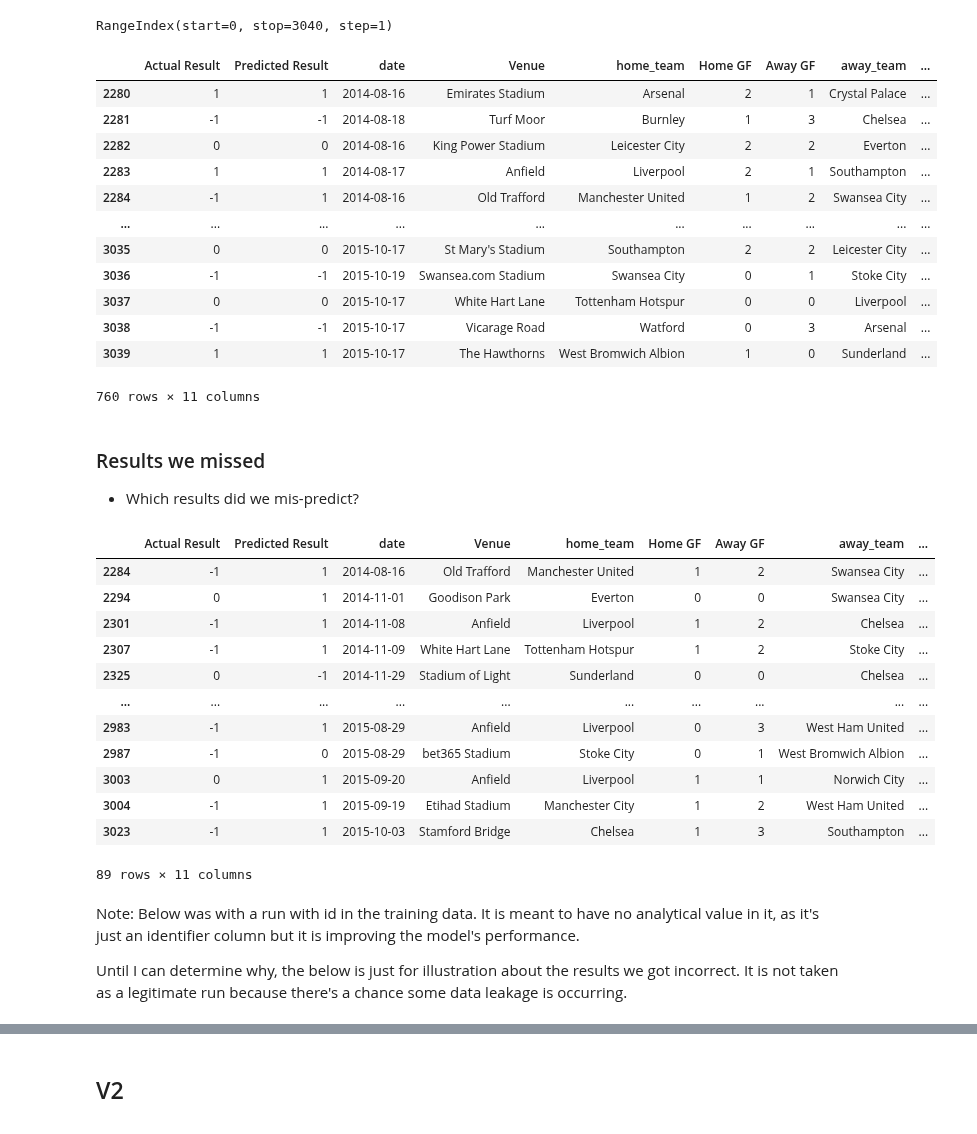
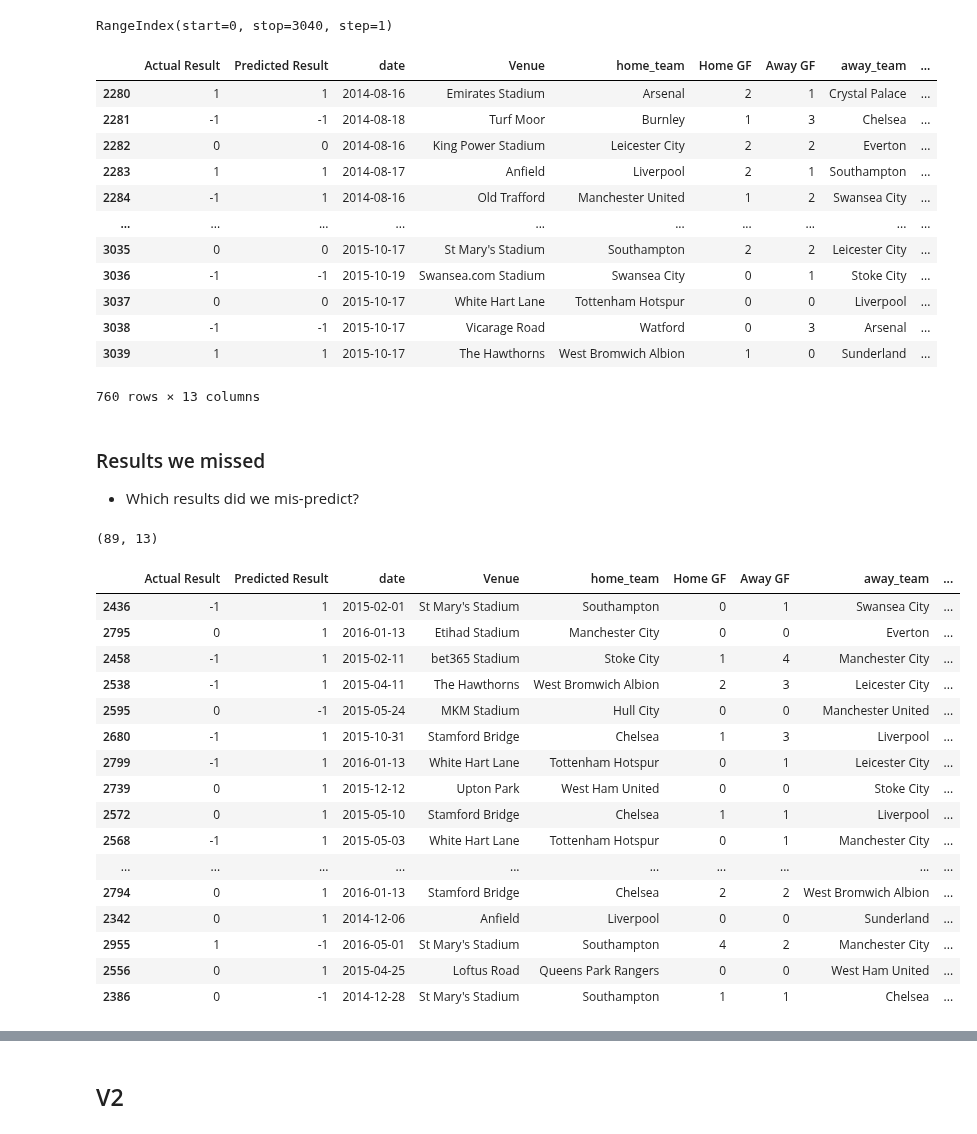
Before and after one commit to tjjdoherty/football-project-mvp, a Jupyter notebook: random_forest_prem.ipynb, the cells around one changed output, grey strips where cells are left out. Drawn from its saved outputs; the diff is of its cells as text; code cells hidden in the pictures.

```diff
--- a/random_forest_prem.ipynb
+++ b/random_forest_prem.ipynb
@@ -232,13 +238,13 @@ results_df = pd.DataFrame({
 }, index=test.index)  # Retain the same index as the test set
 
 # Extract human-readable columns using test.index from v3
-original_columns = ['date', 'Venue', 'home_team', 'Home GF', 'Away GF', 'away_team', 'Home Manager', 'Away Manager', 'Day']
+original_columns = ['date', 'Venue', 'home_team', 'Home GF', 'Away GF', 'away_team', 'Home Manager', 'Away Manager', 'home_pts_last_5', 'away_pts_last_5', 'Day']
 readable_columns = v3.loc[test.index, original_columns]
 
 # Combine readable columns and prediction results
 results_with_details = pd.concat([results_df, readable_columns], axis=1)
 
-# Display the head of the results DataFrame
+# Display the results DataFrame
 results_with_details
 # %% [output]
 |  | Actual Result | Predicted Result | date | Venue | home_team | Home GF | Away GF | away_team | ... |
@@ -253,7 +259,7 @@ results_with_details
 | 3037 | 0 | 0 | 2015-10-17 | White Hart Lane | Tottenham Hotspur | 0 | 0 | Liverpool | ... |
 | 3038 | -1 | -1 | 2015-10-17 | Vicarage Road | Watford | 0 | 3 | Arsenal | ... |
 | 3039 | 1 | 1 | 2015-10-17 | The Hawthorns | West Bromwich Albion | 1 | 0 | Sunderland | ... |
-760 rows × 11 columns
+760 rows × 13 columns
 # %% [markdown]
 ### Results we missed
 
@@ -264,23 +270,26 @@ results_with_details.to_csv('/Users/thomasdoherty/Desktop/football-project/footb
 # %%
 # which results were predicted incorrectly
 incorrect = results_with_details[results_with_details['Actual Result'] != results_with_details['Predicted Result']]
 
-incorrect
+print(incorrect.shape)
+
+incorrect.sample(50)
 # %% [output]
+(89, 13)
 |  | Actual Result | Predicted Result | date | Venue | home_team | Home GF | Away GF | away_team | ... |
-| 2284 | -1 | 1 | 2014-08-16 | Old Trafford | Manchester United | 1 | 2 | Swansea City | ... |
-| 2294 | 0 | 1 | 2014-11-01 | Goodison Park | Everton | 0 | 0 | Swansea City | ... |
-| 2301 | -1 | 1 | 2014-11-08 | Anfield | Liverpool | 1 | 2 | Chelsea | ... |
-| 2307 | -1 | 1 | 2014-11-09 | White Hart Lane | Tottenham Hotspur | 1 | 2 | Stoke City | ... |
-| 2325 | 0 | -1 | 2014-11-29 | Stadium of Light | Sunderland | 0 | 0 | Chelsea | ... |
+| 2436 | -1 | 1 | 2015-02-01 | St Mary's Stadium | Southampton | 0 | 1 | Swansea City | ... |
+| 2795 | 0 | 1 | 2016-01-13 | Etihad Stadium | Manchester City | 0 | 0 | Everton | ... |
+| 2458 | -1 | 1 | 2015-02-11 | bet365 Stadium | Stoke City | 1 | 4 | Manchester City | ... |
+| 2538 | -1 | 1 | 2015-04-11 | The Hawthorns | West Bromwich Albion | 2 | 3 | Leicester City | ... |
+| 2595 | 0 | -1 | 2015-05-24 | MKM Stadium | Hull City | 0 | 0 | Manchester United | ... |
+| 2680 | -1 | 1 | 2015-10-31 | Stamford Bridge | Chelsea | 1 | 3 | Liverpool | ... |
+| 2799 | -1 | 1 | 2016-01-13 | White Hart Lane | Tottenham Hotspur | 0 | 1 | Leicester City | ... |
+| 2739 | 0 | 1 | 2015-12-12 | Upton Park | West Ham United | 0 | 0 | Stoke City | ... |
+| 2572 | 0 | 1 | 2015-05-10 | Stamford Bridge | Chelsea | 1 | 1 | Liverpool | ... |
+| 2568 | -1 | 1 | 2015-05-03 | White Hart Lane | Tottenham Hotspur | 0 | 1 | Manchester City | ... |
 | ... | ... | ... | ... | ... | ... | ... | ... | ... | ... |
-| 2983 | -1 | 1 | 2015-08-29 | Anfield | Liverpool | 0 | 3 | West Ham United | ... |
-| 2987 | -1 | 0 | 2015-08-29 | bet365 Stadium | Stoke City | 0 | 1 | West Bromwich Albion | ... |
-| 3003 | 0 | 1 | 2015-09-20 | Anfield | Liverpool | 1 | 1 | Norwich City | ... |
-| 3004 | -1 | 1 | 2015-09-19 | Etihad Stadium | Manchester City | 1 | 2 | West Ham United | ... |
-| 3023 | -1 | 1 | 2015-10-03 | Stamford Bridge | Chelsea | 1 | 3 | Southampton | ... |
+| 2794 | 0 | 1 | 2016-01-13 | Stamford Bridge | Chelsea | 2 | 2 | West Bromwich Albion | ... |
+| 2342 | 0 | 1 | 2014-12-06 | Anfield | Liverpool | 0 | 0 | Sunderland | ... |
+| 2955 | 1 | -1 | 2016-05-01 | St Mary's Stadium | Southampton | 4 | 2 | Manchester City | ... |
+| 2556 | 0 | 1 | 2015-04-25 | Loftus Road | Queens Park Rangers | 0 | 0 | West Ham United | ... |
+| 2386 | 0 | -1 | 2014-12-28 | St Mary's Stadium | Southampton | 1 | 1 | Chelsea | ... |
-89 rows × 11 columns
-# %% [markdown]
-Note: Below was with a run with id in the training data. It is meant to have no analytical value in it, as it's just an identifier column but it is improving the model's performance.
-
-Until I can determine why, the below is just for illustration about the results we got incorrect. It is not taken as a legitimate run because there's a chance some data leakage is occurring.
```
Also changed, not shown: parts of 14 cells of this notebook, 1 other file.
